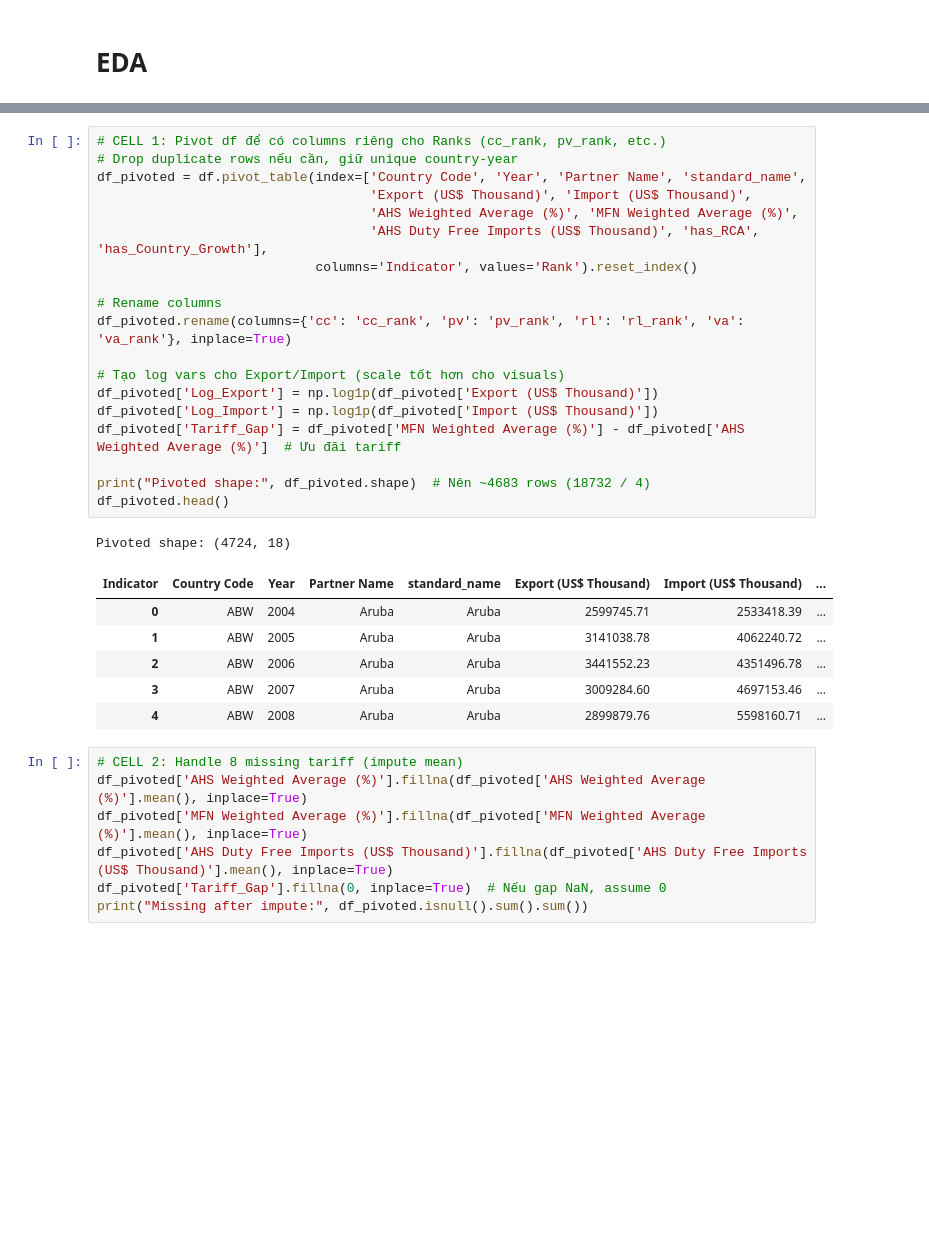
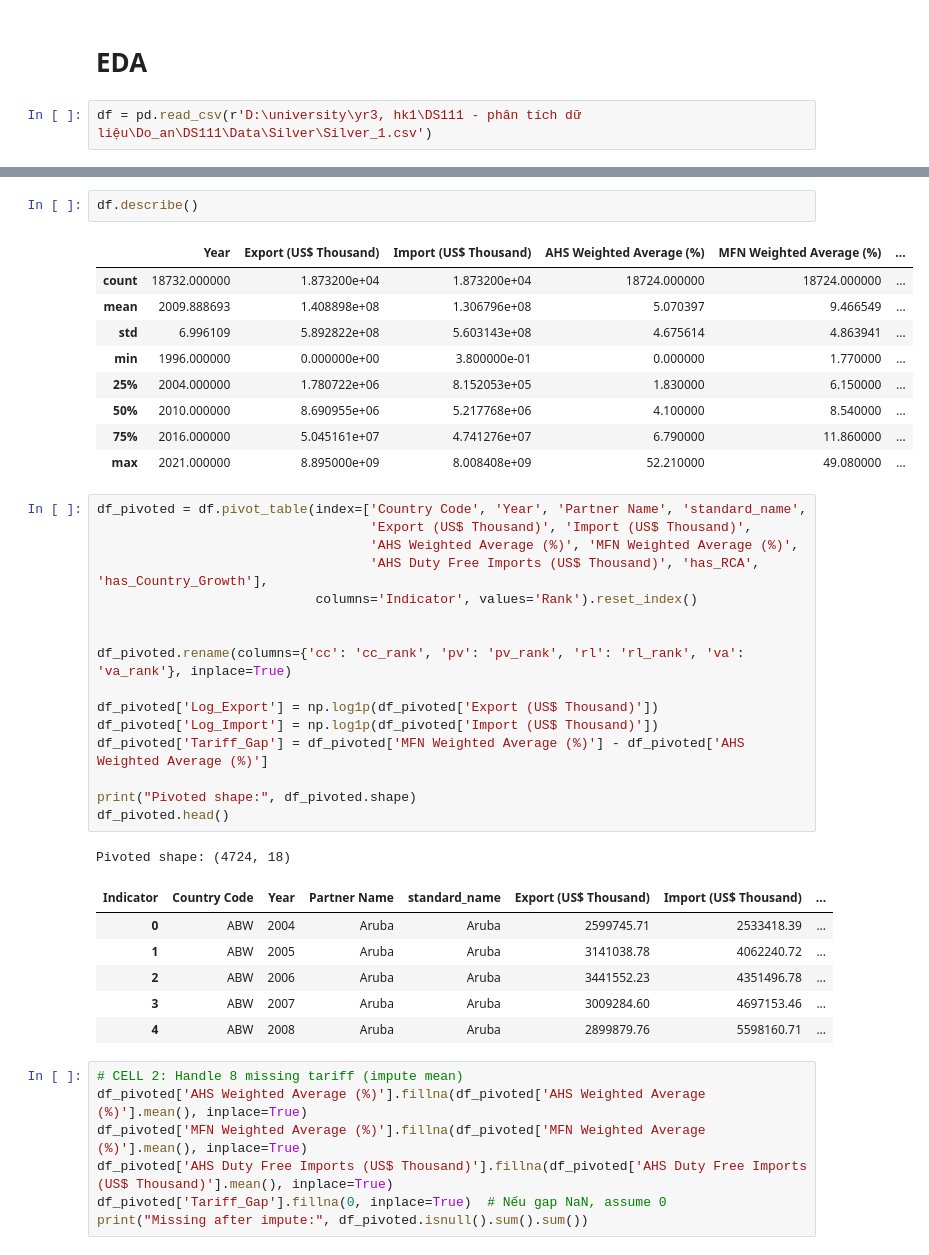
Before and after one commit to fountainhead-2207/DS111, a Jupyter notebook: Source code/EDA_Overall.ipynb, the cells around one changed output, grey strips where cells are left out. Saved outputs shown, nothing was run; the diff lists cells and outputs as text; blank space fills up the shorter version.

```diff
--- a/Data/Bronze/EDA_Overall.ipynb
+++ b/Source code/EDA_Overall.ipynb
@@ -479,3 +506,5 @@ os.makedirs(path, exist_ok=True)
 df.to_csv(os.path.join(path, 'Silver_1.csv'), index=False,encoding='utf-8-sig')
 # %% [markdown]
 # EDA
+# %%
+df = pd.read_csv(r'D:\university\yr3, hk1\DS111 - phân tích dữ liệu\Do_an\DS111\Data\Silver\Silver_1.csv')
@@ -482,21 +520,30 @@ df.to_csv(os.path.join(path, 'Silver_1.csv'), index=False,encoding='utf-8-sig')
+# %%
+df.describe()
+# %% [output]
+|  | Year | Export (US$ Thousand) | Import (US$ Thousand) | AHS Weighted Average (%) | MFN Weighted Average (%) | ... |
+| count | 18732.000000 | 1.873200e+04 | 1.873200e+04 | 18724.000000 | 18724.000000 | ... |
+| mean | 2009.888693 | 1.408898e+08 | 1.306796e+08 | 5.070397 | 9.466549 | ... |
+| std | 6.996109 | 5.892822e+08 | 5.603143e+08 | 4.675614 | 4.863941 | ... |
+| min | 1996.000000 | 0.000000e+00 | 3.800000e-01 | 0.000000 | 1.770000 | ... |
+| 25% | 2004.000000 | 1.780722e+06 | 8.152053e+05 | 1.830000 | 6.150000 | ... |
+| 50% | 2010.000000 | 8.690955e+06 | 5.217768e+06 | 4.100000 | 8.540000 | ... |
+| 75% | 2016.000000 | 5.045161e+07 | 4.741276e+07 | 6.790000 | 11.860000 | ... |
+| max | 2021.000000 | 8.895000e+09 | 8.008408e+09 | 52.210000 | 49.080000 | ... |
 # %%
-# CELL 1: Pivot df để có columns riêng cho Ranks (cc_rank, pv_rank, etc.)
-# Drop duplicate rows nếu cần, giữ unique country-year
 df_pivoted = df.pivot_table(index=['Country Code', 'Year', 'Partner Name', 'standard_name',
                                    'Export (US$ Thousand)', 'Import (US$ Thousand)',
                                    'AHS Weighted Average (%)', 'MFN Weighted Average (%)',
                                    'AHS Duty Free Imports (US$ Thousand)', 'has_RCA', 'has_Country_Growth'],
                             columns='Indicator', values='Rank').reset_index()
 
-# Rename columns
+
 df_pivoted.rename(columns={'cc': 'cc_rank', 'pv': 'pv_rank', 'rl': 'rl_rank', 'va': 'va_rank'}, inplace=True)
 
-# Tạo log vars cho Export/Import (scale tốt hơn cho visuals)
 df_pivoted['Log_Export'] = np.log1p(df_pivoted['Export (US$ Thousand)'])
 df_pivoted['Log_Import'] = np.log1p(df_pivoted['Import (US$ Thousand)'])
-df_pivoted['Tariff_Gap'] = df_pivoted['MFN Weighted Average (%)'] - df_pivoted['AHS Weighted Average (%)']  # Ưu đãi tariff
+df_pivoted['Tariff_Gap'] = df_pivoted['MFN Weighted Average (%)'] - df_pivoted['AHS Weighted Average (%)']
 
-print("Pivoted shape:", df_pivoted.shape)  # Nên ~4683 rows (18732 / 4)
+print("Pivoted shape:", df_pivoted.shape)
 df_pivoted.head()
 # %% [output]
 Pivoted shape: (4724, 18)
```
Also changed, not shown: parts of 13 cells of this notebook, 2 other files.
